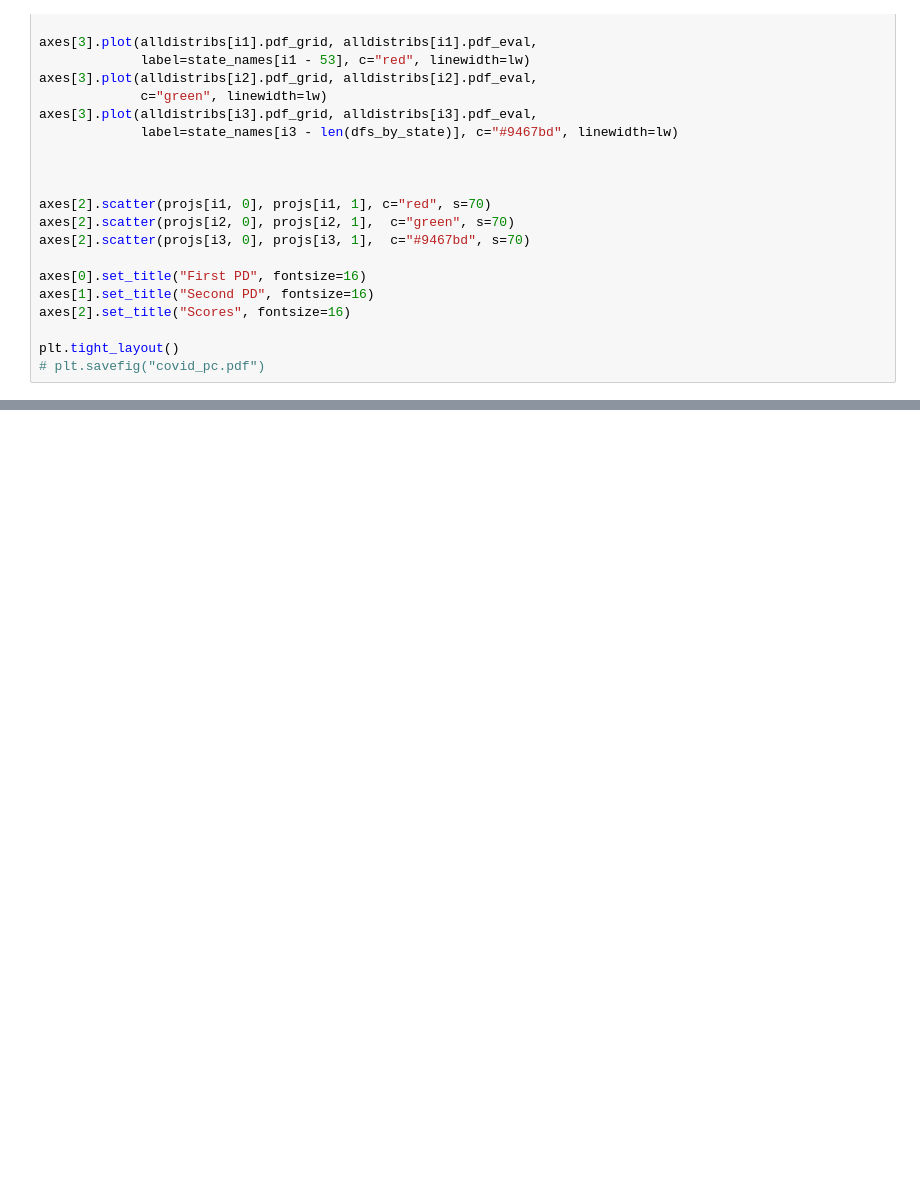
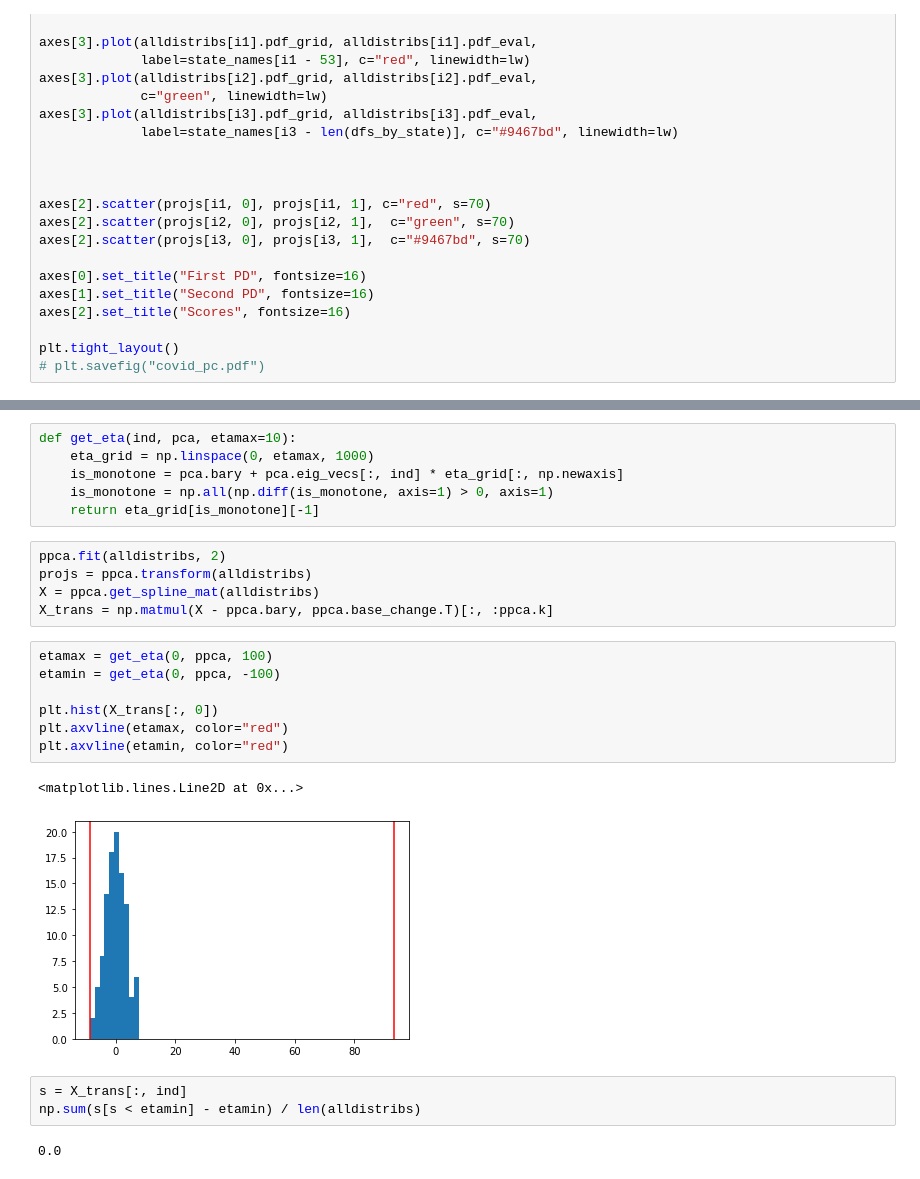
Before and after one commit to mberaha/ProjectedWasserstein, a Jupyter notebook: Covid Deaths.ipynb, the cells around one changed output, grey strips where cells are left out. Cells and saved outputs as stored; diff of their text form; blank space fills up the shorter version.

```diff
--- a/Covid Deaths.ipynb
+++ b/Covid Deaths.ipynb
@@ -234,0 +299,26 @@ fig.legend(fontsize=14)
+# %%
+def get_eta(ind, pca, etamax=10):
+    eta_grid = np.linspace(0, etamax, 1000)
+    is_monotone = pca.bary + pca.eig_vecs[:, ind] * eta_grid[:, np.newaxis]
+    is_monotone = np.all(np.diff(is_monotone, axis=1) > 0, axis=1)
+    return eta_grid[is_monotone][-1]
+# %%
+ppca.fit(alldistribs, 2)
+projs = ppca.transform(alldistribs)
+X = ppca.get_spline_mat(alldistribs)
+X_trans = np.matmul(X - ppca.bary, ppca.base_change.T)[:, :ppca.k]
+# %%
+etamax = get_eta(0, ppca, 100)
+etamin = get_eta(0, ppca, -100)
+
+plt.hist(X_trans[:, 0])
+plt.axvline(etamax, color="red")
+plt.axvline(etamin, color="red")
+# %% [output]
+<matplotlib.lines.Line2D at 0x...>
+[figure, added]
+# %%
+s = X_trans[:, ind]
+np.sum(s[s < etamin] - etamin) / len(alldistribs)
+# %% [output]
+0.0
```
Also changed, not shown: parts of 9 cells of this notebook, 3 other files.
